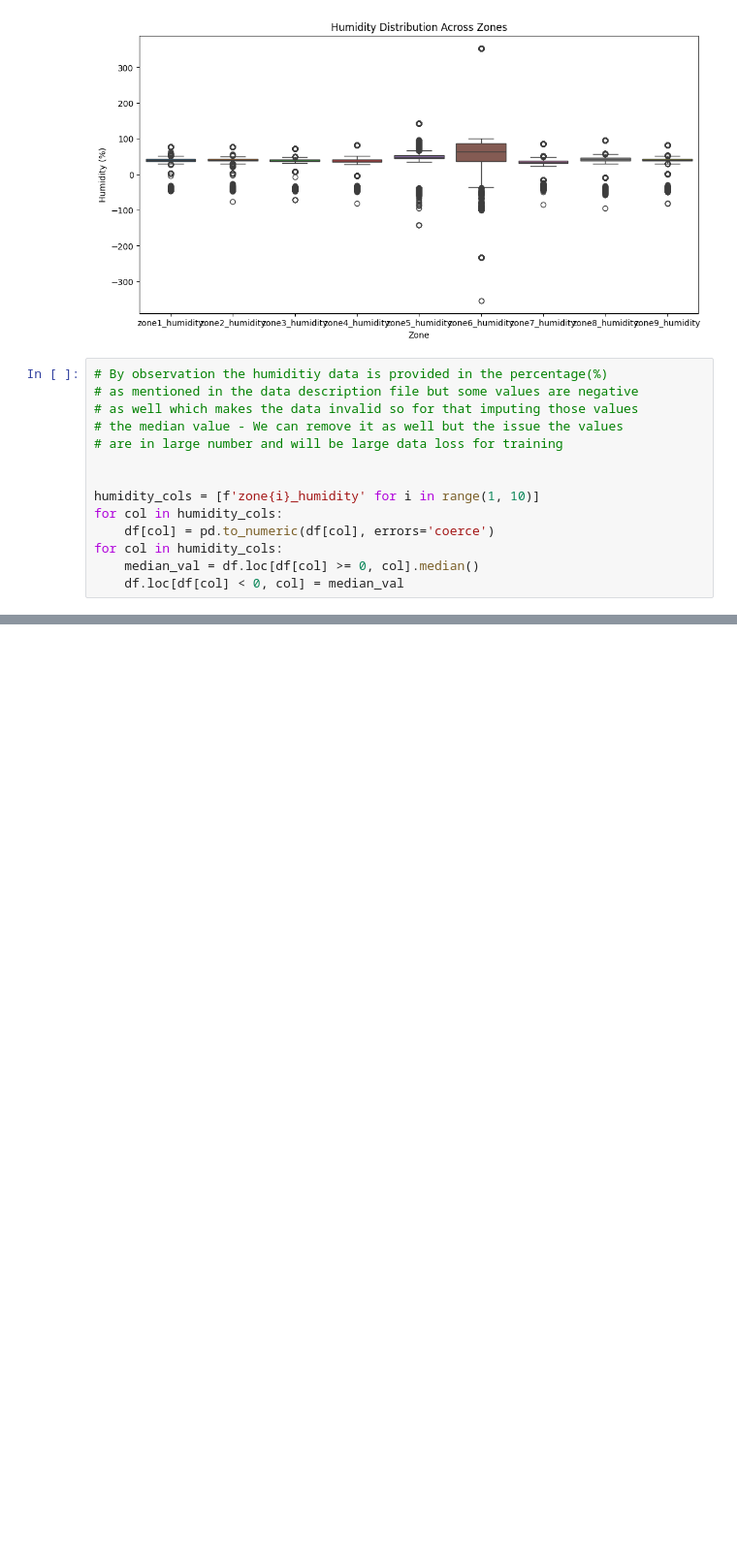
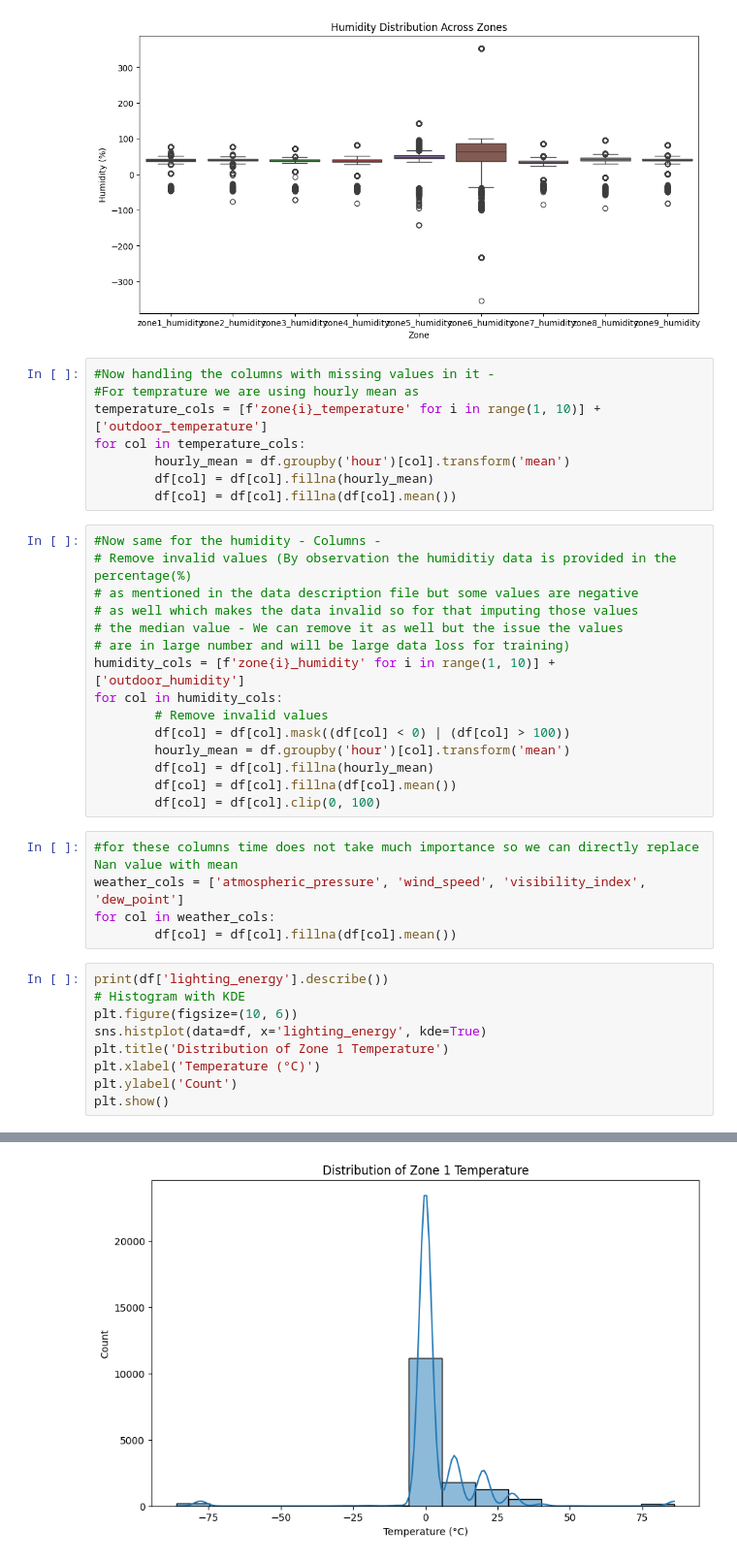
Before and after one commit to ShubhaMahobia/DS-Intern-Assignment-Shubham_Mahobia, a Jupyter notebook: main.ipynb, the cells around one changed output, grey strips where cells are left out. Shown at 97% size. Cells and saved outputs as stored; diff of their text form; blank space fills up the shorter version.

Commit message:
handle missing values

```diff
--- a/main.ipynb
+++ b/main.ipynb
@@ -189,17 +189,41 @@ plt.ylabel('Humidity (%)')
 plt.show()
 # %% [output]
 [figure]
+# %%
+#Now handling the columns with missing values in it -
+#For temprature we are using hourly mean as
+temperature_cols = [f'zone{i}_temperature' for i in range(1, 10)] + ['outdoor_temperature']
+for col in temperature_cols:
+        hourly_mean = df.groupby('hour')[col].transform('mean')
+        df[col] = df[col].fillna(hourly_mean)
+        df[col] = df[col].fillna(df[col].mean())
 # %%
-# By observation the humiditiy data is provided in the percentage(%)
+#Now same for the humidity - Columns -
+# Remove invalid values (By observation the humiditiy data is provided in the percentage(%)
 # as mentioned in the data description file but some values are negative
 # as well which makes the data invalid so for that imputing those values
 # the median value - We can remove it as well but the issue the values
-# are in large number and will be large data loss for training
-
-
-humidity_cols = [f'zone{i}_humidity' for i in range(1, 10)]
+# are in large number and will be large data loss for training)
+humidity_cols = [f'zone{i}_humidity' for i in range(1, 10)] + ['outdoor_humidity']
 for col in humidity_cols:
-    df[col] = pd.to_numeric(df[col], errors='coerce')
-for col in humidity_cols:
-    median_val = df.loc[df[col] >= 0, col].median()
-    df.loc[df[col] < 0, col] = median_val
+        # Remove invalid values
+        df[col] = df[col].mask((df[col] < 0) | (df[col] > 100))
+        hourly_mean = df.groupby('hour')[col].transform('mean')
+        df[col] = df[col].fillna(hourly_mean)
+        df[col] = df[col].fillna(df[col].mean())
+        df[col] = df[col].clip(0, 100)
+# %%
+#for these columns time does not take much importance so we can directly replace Nan value with mean
+weather_cols = ['atmospheric_pressure', 'wind_speed', 'visibility_index', 'dew_point']
+for col in weather_cols:
+        df[col] = df[col].fillna(df[col].mean())
+# %%
+print(df['lighting_energy'].describe())
+# Histogram with KDE
+plt.figure(figsize=(10, 6))
+sns.histplot(data=df, x='lighting_energy', kde=True)
+plt.title('Distribution of Zone 1 Temperature')
+plt.xlabel('Temperature (°C)')
+plt.ylabel('Count')
+plt.show()
+# %% [output]
@@ -205,0 +239 @@ for col in humidity_cols:
+[figure, added]
```
Also changed, not shown: parts of 5 cells of this notebook.
